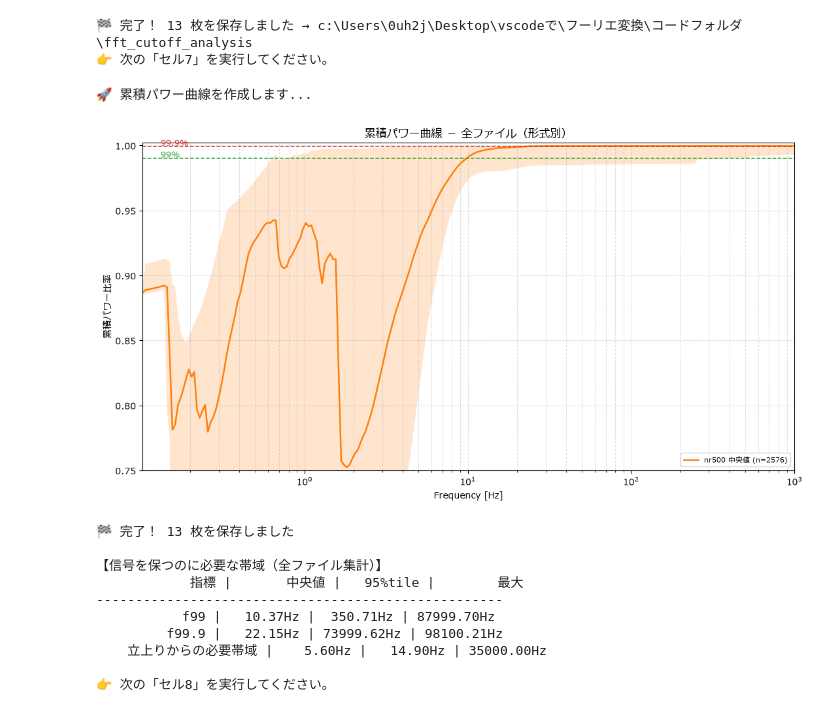
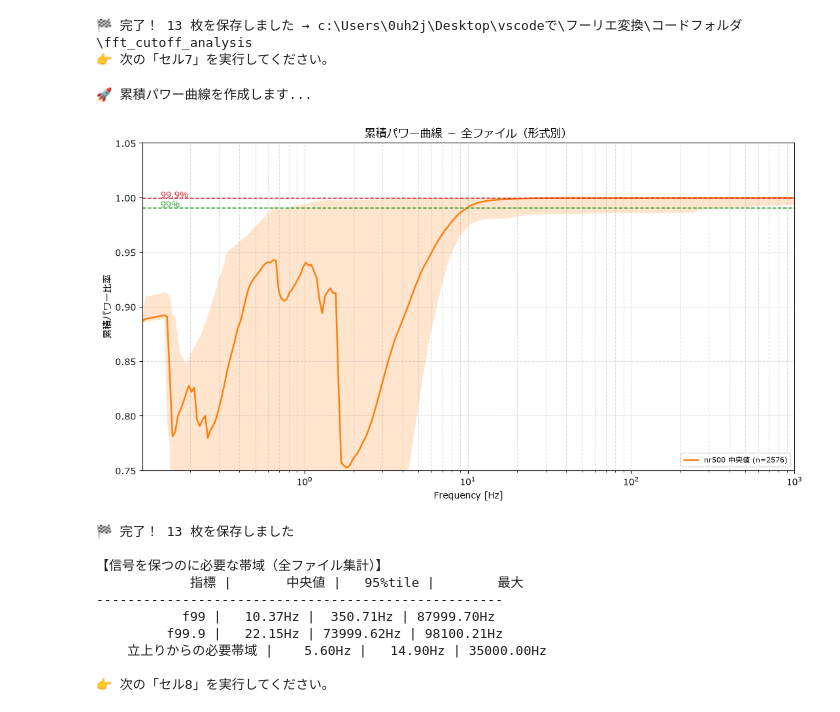
Before and after one commit to tomolist/Fourier-transform, a Jupyter notebook: コードフォルダ/07_カットオフ周波数決定_全ファイル横断.ipynb, the cells around one changed output. Saved outputs shown, nothing was run; the diff lists cells and outputs as text; code cells hidden in the pictures.

```diff
--- a/コードフォルダ/07_カットオフ周波数決定_全ファイル横断.ipynb
+++ b/コードフォルダ/07_カットオフ周波数決定_全ファイル横断.ipynb
@@ -465,7 +465,7 @@ def _cum_finish(ax, title):
                 va="bottom", fontsize=9)
     ax.set_xscale("log")
     ax.set_xlim(GRID_F[0], 1000)
-    ax.set_ylim(0.75, 1.002)
+    ax.set_ylim(0.75, 1.05)
     ax.set_xlabel("Frequency [Hz]")
     ax.set_ylabel("累積パワー比率")
     ax.set_title(title)
@@ -485,34 +485,34 @@ fig.savefig(os.path.join(output_dir_path, "cumulative_power_ALL.png"), dpi=150)
 plt.show()
 
 # ---- (2) 条件グループごと ----
 n_saved = 1
 for g in group_names:
     keys = [(r["path"], r["channel"]) for _, r in met.iterrows() if r["group"] == g]
     if not keys:
         continue
     fig, ax = plt.subplots(figsize=(11, 5.5))
     _cum_plot(ax, np.vstack([grid_cum[k] for k in keys]), "tab:blue", g)
     _cum_finish(ax, f"累積パワー曲線 － {g}")
     fig.tight_layout()
     fig.savefig(os.path.join(output_dir_path, f"cumulative_power_{g}.png"), dpi=150)
     plt.close(fig)
     n_saved += 1
 
 # ---- 数値サマリ ----
 print(f"\n🏁 完了！ {n_saved} 枚を保存しました")
 print("\n【信号を保つのに必要な帯域（全ファイル集計）】")
 print(f"{'指標':>14} | {'中央値':>9} | {'95%tile':>9} | {'最大':>9}")
 print("-" * 52)
 for col, name in (("f99_Hz", "f99"), ("f999_Hz", "f99.9"),
                   ("required_bw_Hz", "立上りからの必要帯域")):
     s = met[col].dropna()
     if len(s):
         print(f"{name:>14} | {s.median():7.2f}Hz | {s.quantile(0.95):7.2f}Hz "
               f"| {s.max():7.2f}Hz")
 print("\n👉 次の「セル8」を実行してください。")
 # %% [output]
 🚀 累積パワー曲線を作成します...
-[figure, old version]
+[figure, new version]
 🏁 完了！ 13 枚を保存しました
 
 【信号を保つのに必要な帯域（全ファイル集計）】
```
Also changed, not shown: parts of 4 cells of this notebook, 29 other files.
